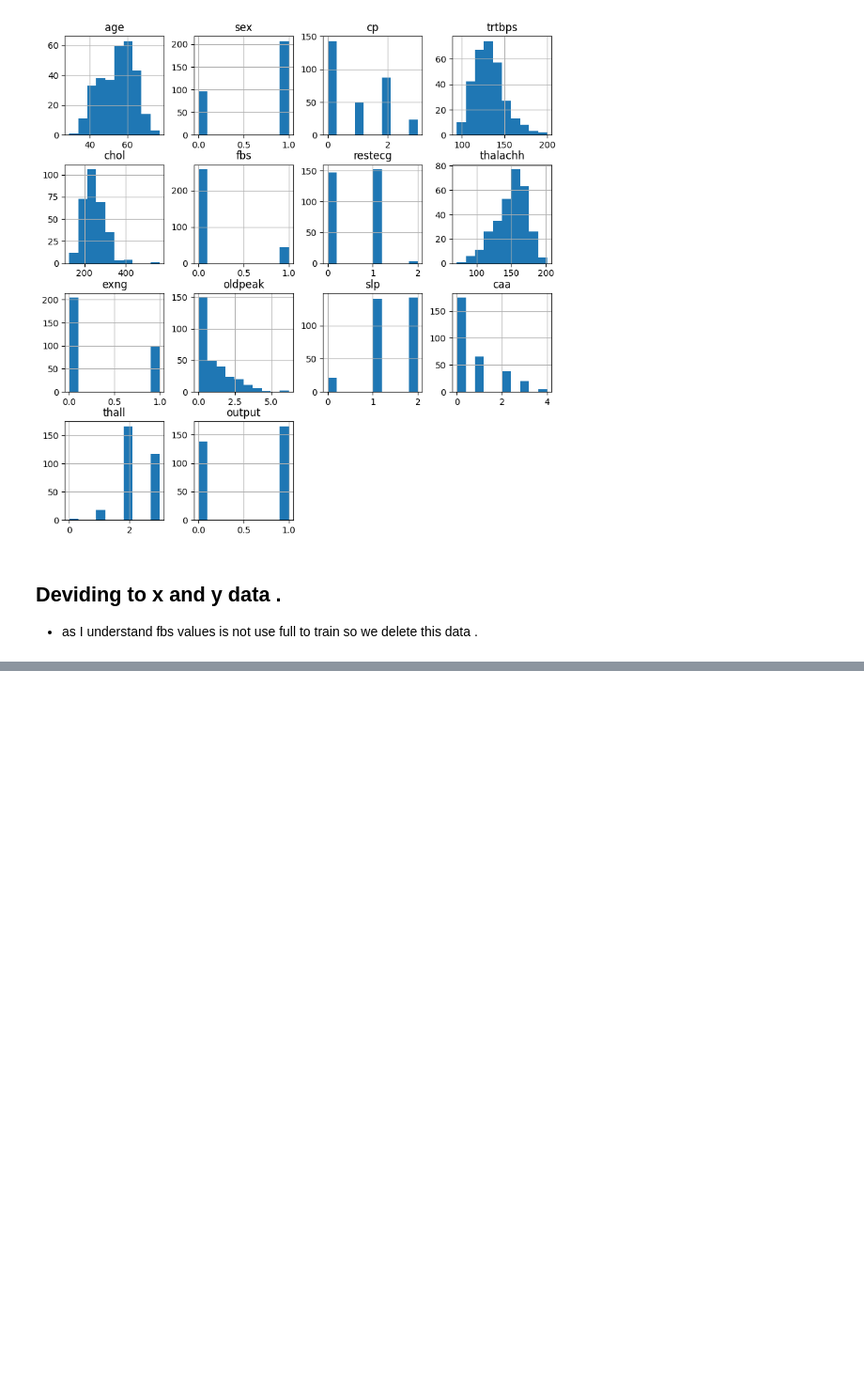
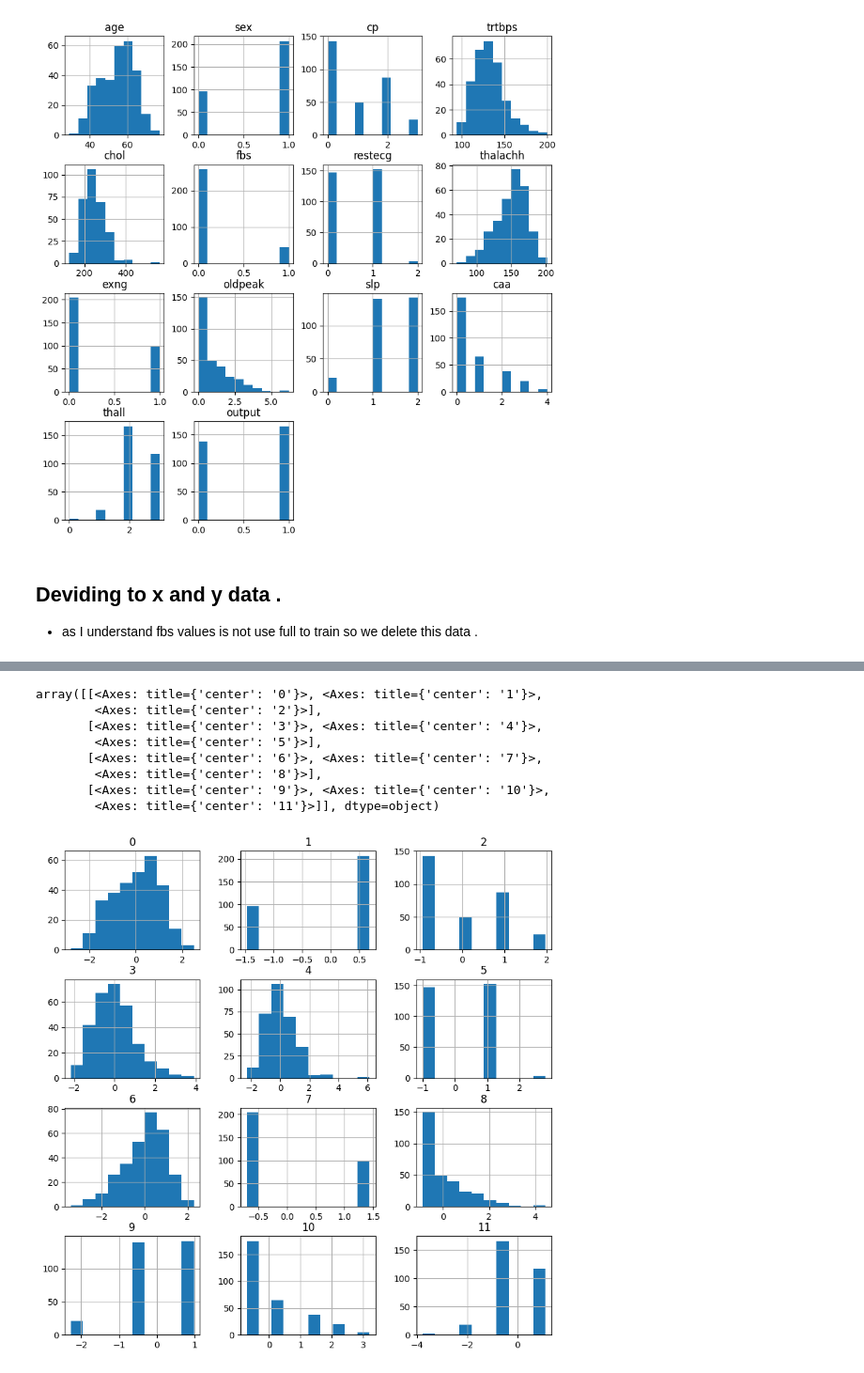
Before and after one commit to payamjupiter/HeartAttack, a Jupyter notebook: HeartProject.ipynb, the cells around one changed output, grey strips where cells are left out. Shown at 94% size. Drawn from its saved outputs; the diff is of its cells as text; code cells hidden in the pictures; blank space fills up the shorter version.

```diff
--- a/HeartProject.ipynb
+++ b/HeartProject.ipynb
@@ -150,7 +152,7 @@ array([[<Axes: title={'center': 'age'}>, <Axes: title={'center': 'sex'}>,
 ## Deviding to x and y data .
 * as I understand fbs values is not use full to train so we delete this data .
 # %%
-Xdata = df[["age"	,"sex",	"cp",	"trtbps"	,"chol",	"restecg"	,"thalachh"	,"exng",	"oldpeak"	,"slp",	"caa"	,"thall"]]
-ydata = df["output"]
+Xdata = df[["age"	,"sex",	"cp",	"trtbps"	,"chol",	"restecg"	,"thalachh"	,"exng",	"oldpeak"	,"slp",	"caa"	,"thall"]].values
+ydata = df["output"].values
 Xdata[0:5]
 # %% [output]
@@ -162,0 +171,3 @@ Xdata[0:5]
+# %%
+Xdata = preprocessing.StandardScaler().fit(Xdata).transform(Xdata.astype(float))
+print(Xdata)
@@ -162,0 +188,13 @@ Xdata[0:5]
+# %%
+Xdata_dataFrame = pd.DataFrame(Xdata)
+Xdata_dataFrame.hist(figsize=(10,10))
+# %% [output]
+array([[<Axes: title={'center': '0'}>, <Axes: title={'center': '1'}>,
+        <Axes: title={'center': '2'}>],
+       [<Axes: title={'center': '3'}>, <Axes: title={'center': '4'}>,
+        <Axes: title={'center': '5'}>],
+       [<Axes: title={'center': '6'}>, <Axes: title={'center': '7'}>,
+        <Axes: title={'center': '8'}>],
+       [<Axes: title={'center': '9'}>, <Axes: title={'center': '10'}>,
+        <Axes: title={'center': '11'}>]], dtype=object)
+[figure, added]
```
Also changed, not shown: parts of 4 cells of this notebook.
